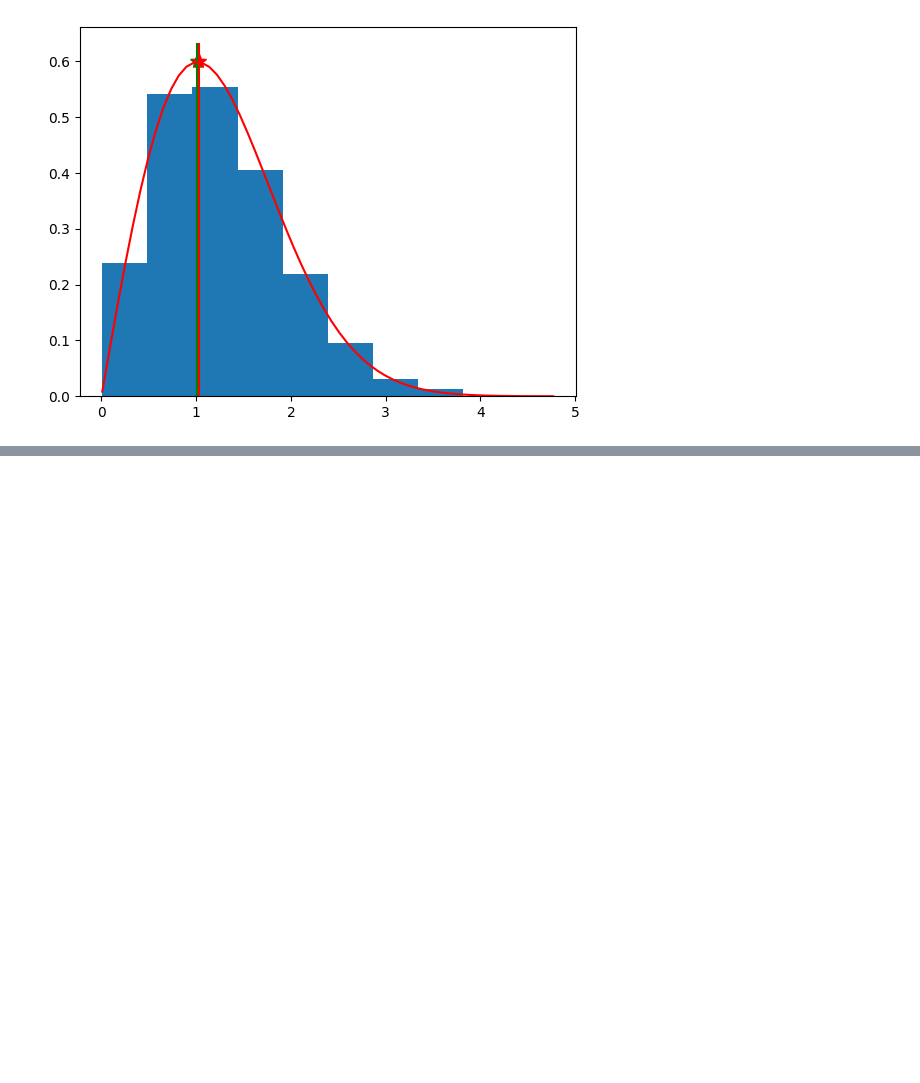
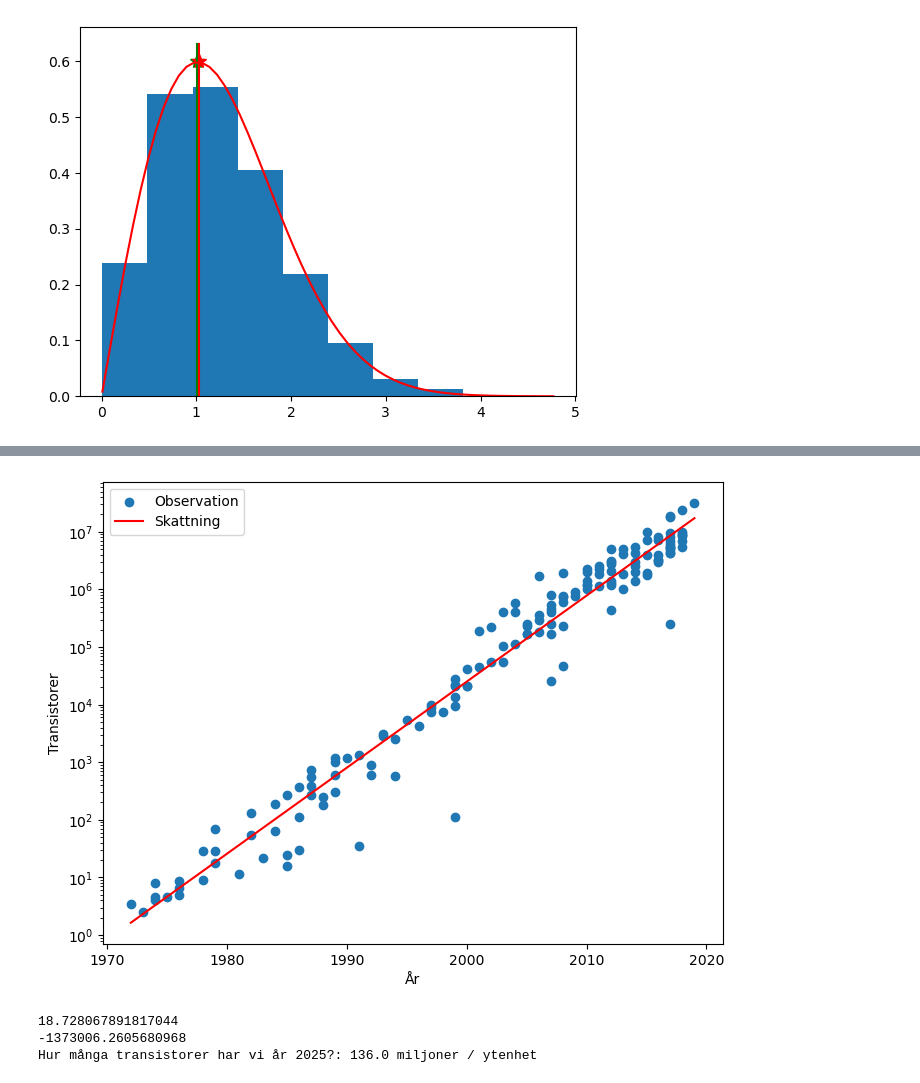
Before and after one commit to f-r00t/SF1900, a Jupyter notebook: Lab.ipynb, the cells around one changed output, grey strips where cells are left out. Cells and saved outputs as stored; diff of their text form; code cells hidden in the pictures; blank space fills up the shorter version.

```diff
--- a/Lab.ipynb
+++ b/Lab.ipynb
@@ -215,0 +245,26 @@ Early Birth vs Not Early Birth
+# %%
+w_hat = X @ beta_hat
+y_hat = np.exp(w_hat)
+plt.figure(figsize=(8,6))
+
+plt.scatter(moore[:,0], moore[:,1], label="Observation")
+
+plt.plot(moore[:,0], y_hat, 'r', label="Skattning")
+
+plt.yscale("log")
+plt.xlabel("År")
+plt.ylabel("Transistorer")
+plt.legend()
+plt.show()
+# %% [output]
+[figure, added]
+# %%
+X_new = np.array([1, 2025])
+w_pred = X_new @ beta_hat
+y_pred = np.exp(w_pred)
+
+print("Hur många transistorer har vi år 2025?:", np.round(y_pred / 1000000), "miljoner / ytenhet")
+# %% [output]
+18.728067891817044
+-1373006.2605680968
+Hur många transistorer har vi år 2025?: 136.0 miljoner / ytenhet
```
Also changed, not shown: parts of 7 cells of this notebook.
